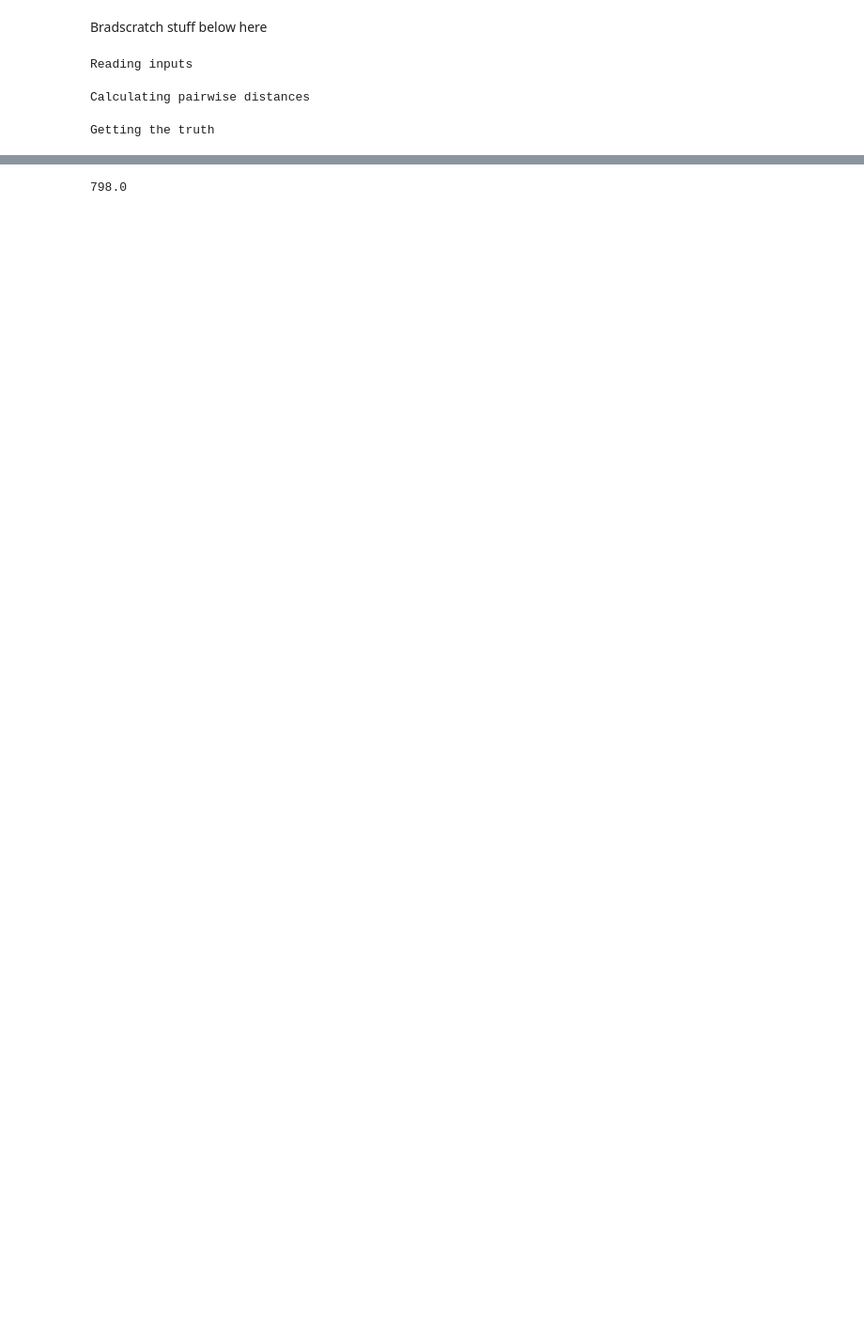
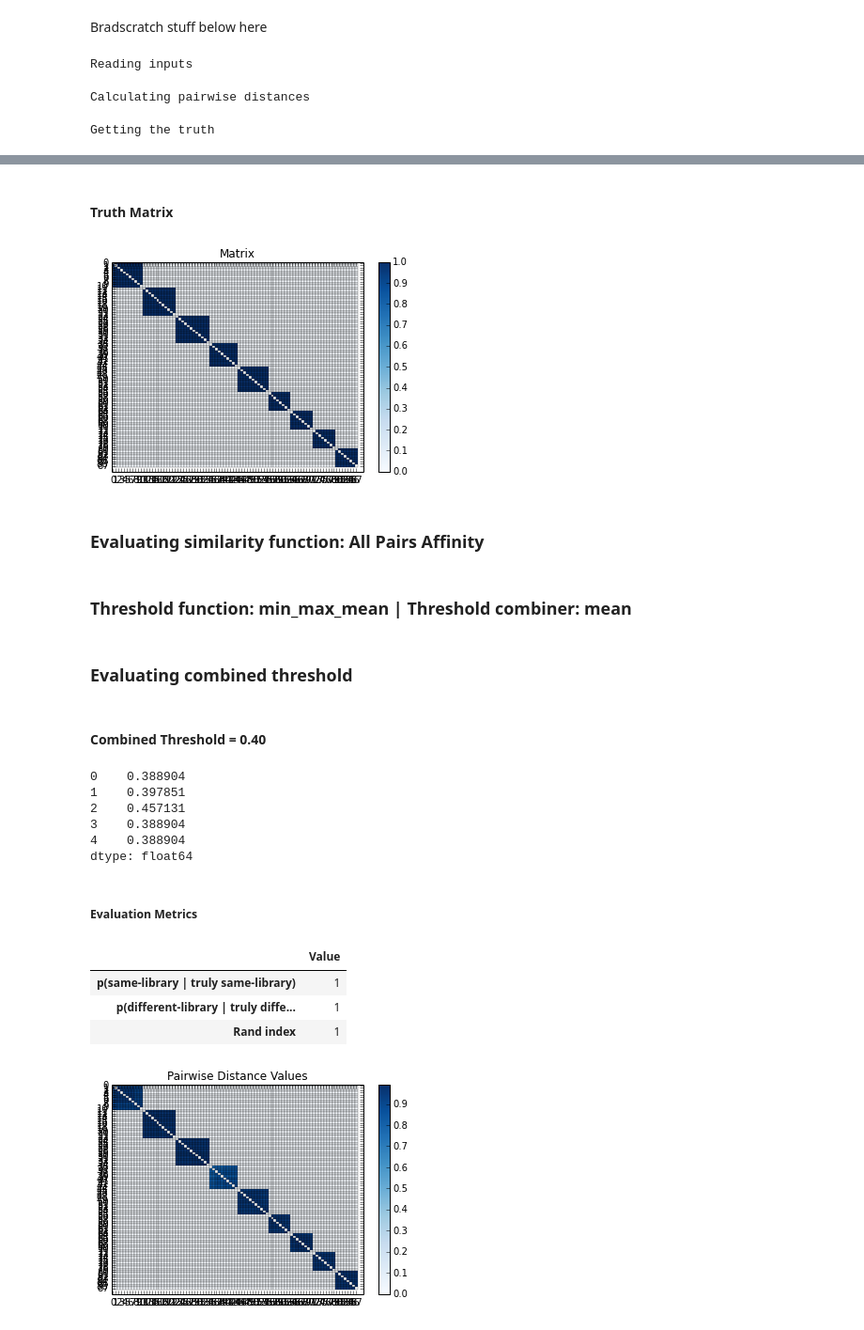
Before and after one commit to bradtaylor/thesis, a Jupyter notebook: evaluate_library_descrimination.ipynb, the cells around one changed output, grey strips where cells are left out. Shown at 94% size. Drawn from its saved outputs; the diff is of its cells as text; code cells hidden in the pictures; blank space fills up the shorter version.

Commit message:
Work with some new data from Jon's original experiment

```diff
--- a/evaluate_library_descrimination.ipynb
+++ b/evaluate_library_descrimination.ipynb
@@ -450,6 +450,7 @@ def evaluate(distances, truth, threshold, n_groups):
     display(HTML('<h5>Evaluation Metrics</h5>'))
     display(summarize_result(result, truth.values, n_groups))
     plot_matrix(distances, title='Pairwise Distance Values')
+    plot_matrix(result, title='Same/Different Determinations')
     plot_distance_histogram(distances, truth.values)
 # %%
 # threshold getter functions
@@ -478,14 +479,14 @@ def exhaustive_search(distances, truth):
 # exhaustive_search(ap_distance, truth)
 # %%
 # Perform the experiment
-def run_experiment(distances, distance_label, truth, get_threshold, combine_threshold, evaluate_subsets):
+def run_experiment(distances, groups, distance_label, truth, get_threshold, combine_threshold, evaluate_subsets):
 
     display(HTML("<h3>Evaluating similarity function: {0}</h3>".format(distance_label)))
     display(HTML("<h3>Threshold function: {0} | Threshold combiner: {1}</h3>".format(get_threshold.__name__, combine_threshold.__name__)))
 
     # perform 5-fold cross-validation
     thresholds = []
-    kf = KFold(len(groups), n_folds=5, shuffle=False)
+    kf = KFold(len(groups), n_folds=2, shuffle=False)
     subset_count = 1
     for train, test in kf:
         # Select the training distance/truth values
@@ -628,3 +600,19 @@ def two_limited_affinity(table, n_groups):
+# %%
+def evaluate_all_distances(distance_files, metadata_file):
+    meta = read_metadata(metadata_file)
+    groups, libraries = get_groups_and_libraries(meta)
+    truth = make_truth_matrix(groups, libraries)
+    display(HTML("<h4>Truth Matrix</h4>"))
+    plot_matrix(truth)
+
+
+    for test_label, test_file in distance_files.iteritems():
+        distance = pd.read_csv(test_file, header=[0,1], index_col=[0,1])
+#     print test_label,
+#     print np.sum(distance.values),
+#     print 100 * (np.sum(distance.values) / 798.0),
+#     print np.max(distance.values)
+        run_experiment(distance, groups, test_label, truth, min_max_mean, np.mean, False)
 # %%
 # Run experiment on various distance functions with a chosen descriminator, combiner (don't worry about intermediate evaluations)
 
@@ -653,4 +659,40 @@ test_files = { \
-# %%
-np.sum(truth.values[truth.values>0])
-# %% [output]
-798.0
+# %%
+# Run experiment on various distance functions with a chosen descriminator, combiner (don't worry about intermediate evaluations)
+
+# various precomputed distances from an out-of-notebook script using the same functions as above for file reading, distance computation.
+#     Then calling to_csv on the resulting pandas dataframes
+ten_libraries_distances = { \
+              "All Pairs Affinity" : "test_10_libraries.ap_affinity.csv", \
+              "Exact Pairs Affinity" : "test_10_libraries.ep_affinity.csv", \
+              "Jaccard Similarity Index" : "test_10_libraries.jaccard.csv", \
+              "Random Pairs Affinity" : "test_10_libraries.random.csv" , \
+              "Unlimited Pairs Affinity" : "test_10_libraries.unlimited.csv", \
+              "Ten limited Affinity" : "test_10_libraries.ten.csv", \
+              "Five limited Affinity" : "test_10_libraries.five.csv", \
+              "Four limited Affinity" : "test_10_libraries.four.csv", \
+              "Three limited Affinity" : "test_10_libraries.three.csv", \
+              "Two limited Affinity" : "test_10_libraries.two.csv" \
+             }
+
+ten_libraries_metadata = "test_10_libraries.read_groups.json"
+
+evaluate_all_distances(ten_libraries_distances, ten_libraries_metadata)
+# %% [output]
+Truth Matrix
+[figure, added]
+Evaluating similarity function: All Pairs Affinity
+Threshold function: min_max_mean | Threshold combiner: mean
+Evaluating combined threshold
+Combined Threshold = 0.40
+0    0.388904
+1    0.397851
+2    0.457131
+3    0.388904
+4    0.388904
+dtype: float64
+Evaluation Metrics
+|  | Value |
+| p(same-library | truly same-library) | 1 |
+| p(different-library | truly diffe... | 1 |
+| Rand index | 1 |
+[figure, added]
```
Also changed, not shown: parts of 14 cells of this notebook, 1 other file.
